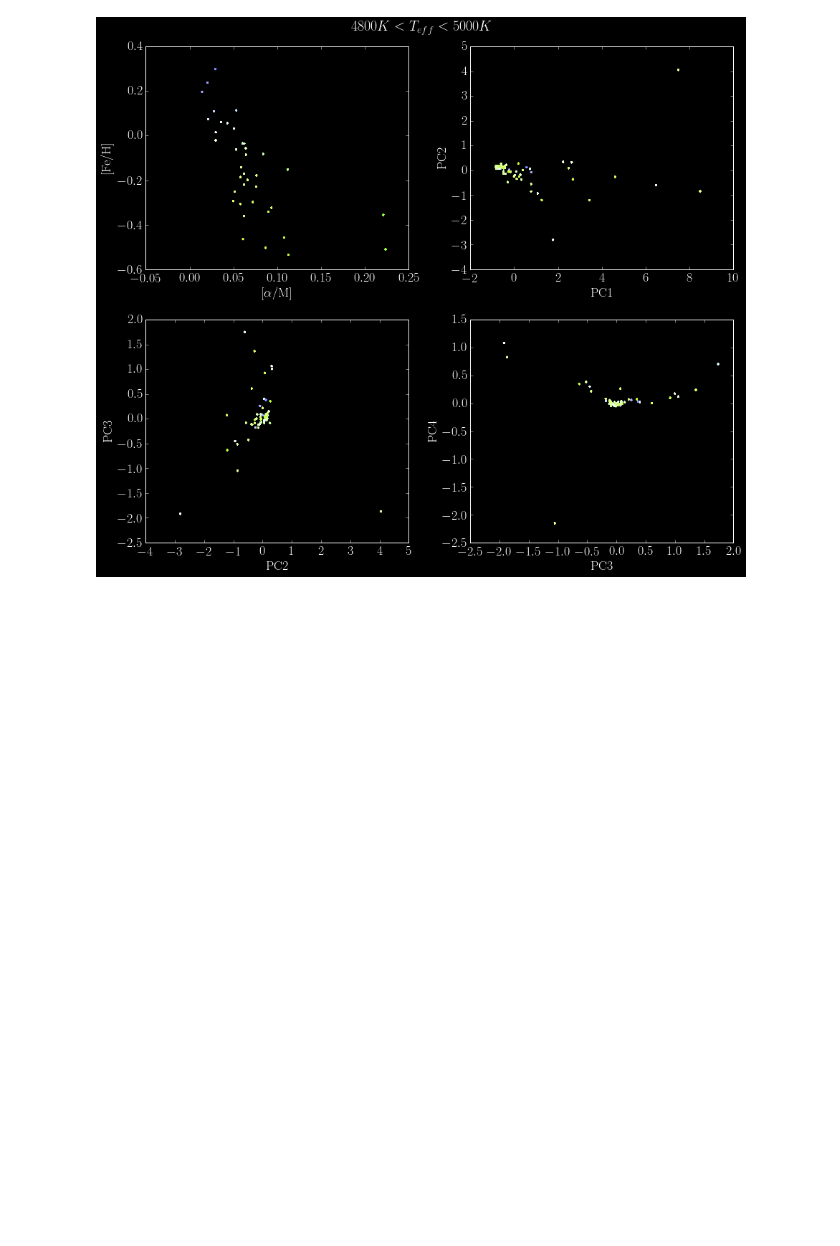
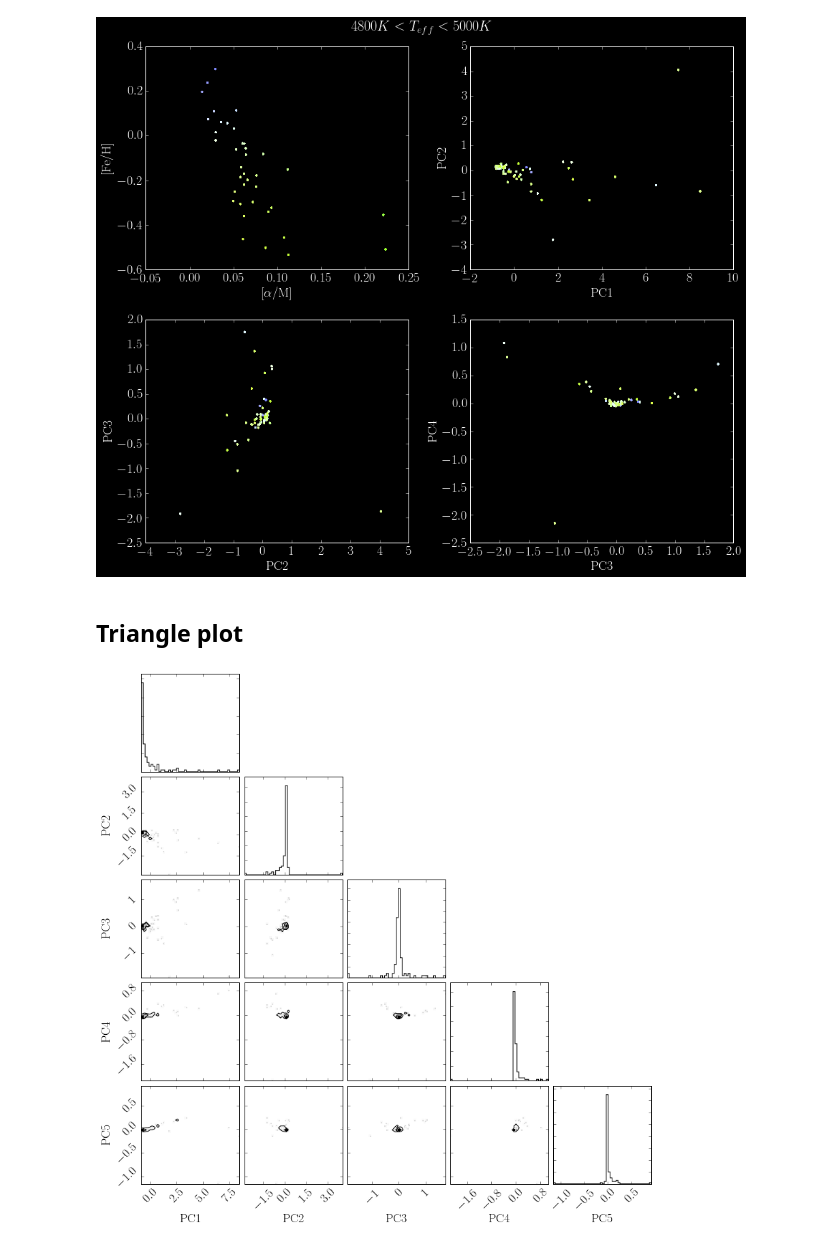
Before and after one commit to 2015ASTR511/DimRed, a Jupyter notebook: InitialExperiments/PCA_APOGEE.ipynb, the cells around one changed output. Saved outputs shown, nothing was run; the diff lists cells and outputs as text; code cells hidden in the pictures; blank space fills up the shorter version.

Commit message:
Added triangle plot

```diff
--- a/InitialExperiments/PCA_APOGEE.ipynb
+++ b/InitialExperiments/PCA_APOGEE.ipynb
@@ -433,3 +433,5 @@ make_color_plot(alpha[(Teff < Thigh) & (Teff > Tlow)],metallicities[(Teff < Thig
 # %% [output]
 Plotting 38 stars
 [figure]
+# %% [markdown]
+## Triangle plot
@@ -435,0 +440,5 @@ Plotting 38 stars
+# %%
+trilabel = ['PC'+str(i+1) for i in range(len(transform[0,:]))]
+figure = triangle.corner(transform, labels=trilabel)
+# %% [output]
+[figure, added]
```
Also changed, not shown: parts of 6 cells of this notebook.
